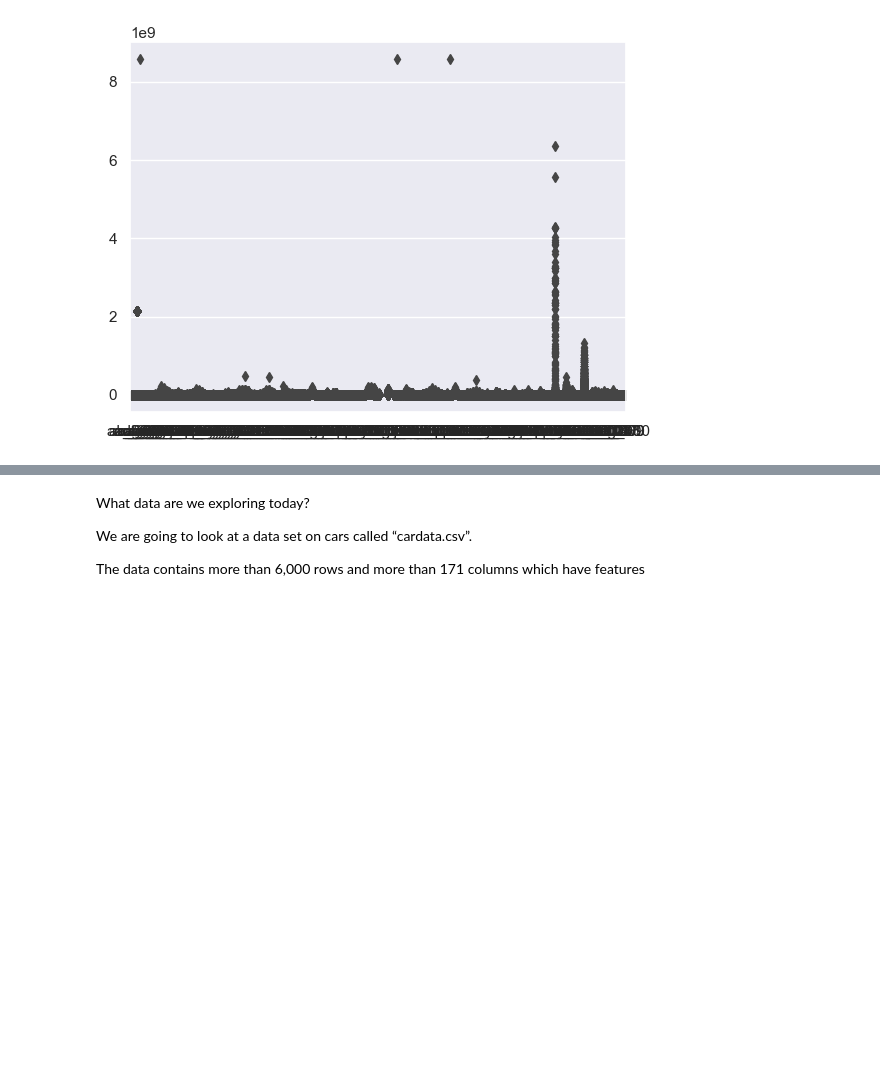
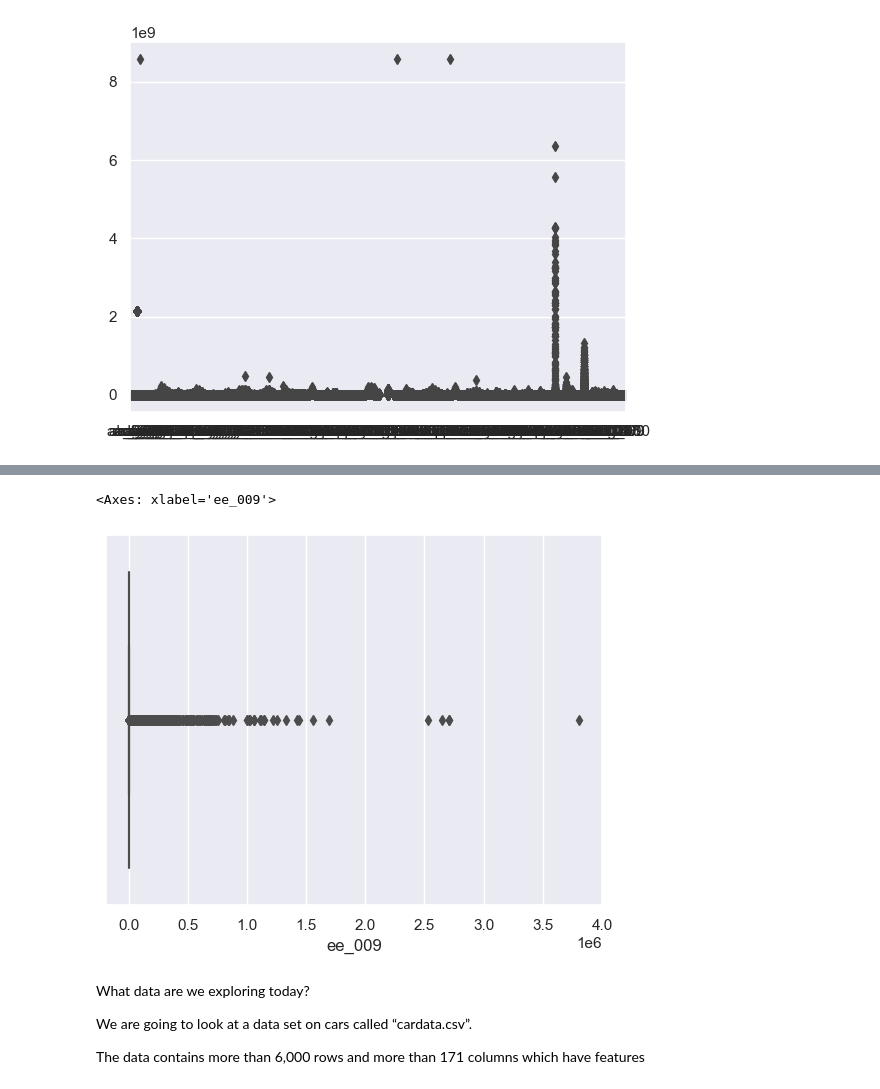
Before and after one commit to sba23416/SBA23416-Data_PreP_CA1, a Jupyter notebook: HodanMohamedAbdi_DataPrepHDip_CA1.ipynb, the cells around one changed output, grey strips where cells are left out. Cells and saved outputs as stored; diff of their text form; code cells hidden in the pictures; blank space fills up the shorter version.

```diff
--- a/HodanMohamedAbdi_DataPrepHDip_CA1.ipynb
+++ b/HodanMohamedAbdi_DataPrepHDip_CA1.ipynb
@@ -252,3 +242,8 @@ print(IQR)
+# %%
+sns.boxplot(x=aps_failure_df["ee_009"])
+# %% [output]
+<Axes: xlabel='ee_009'>
+[figure, added]
 # %% [markdown]
 What data are we exploring today?
 
```
Also changed, not shown: parts of 36 cells of this notebook.
